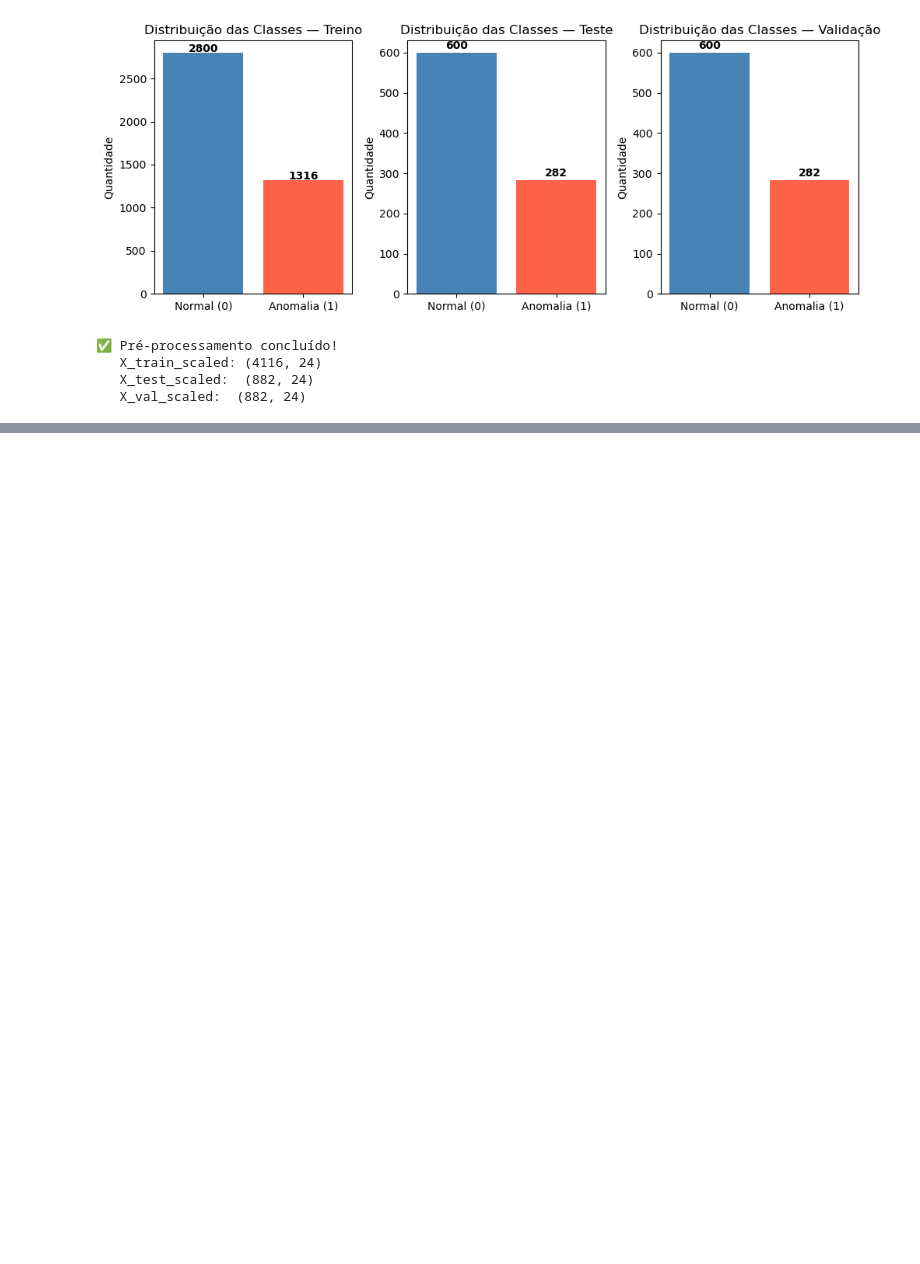
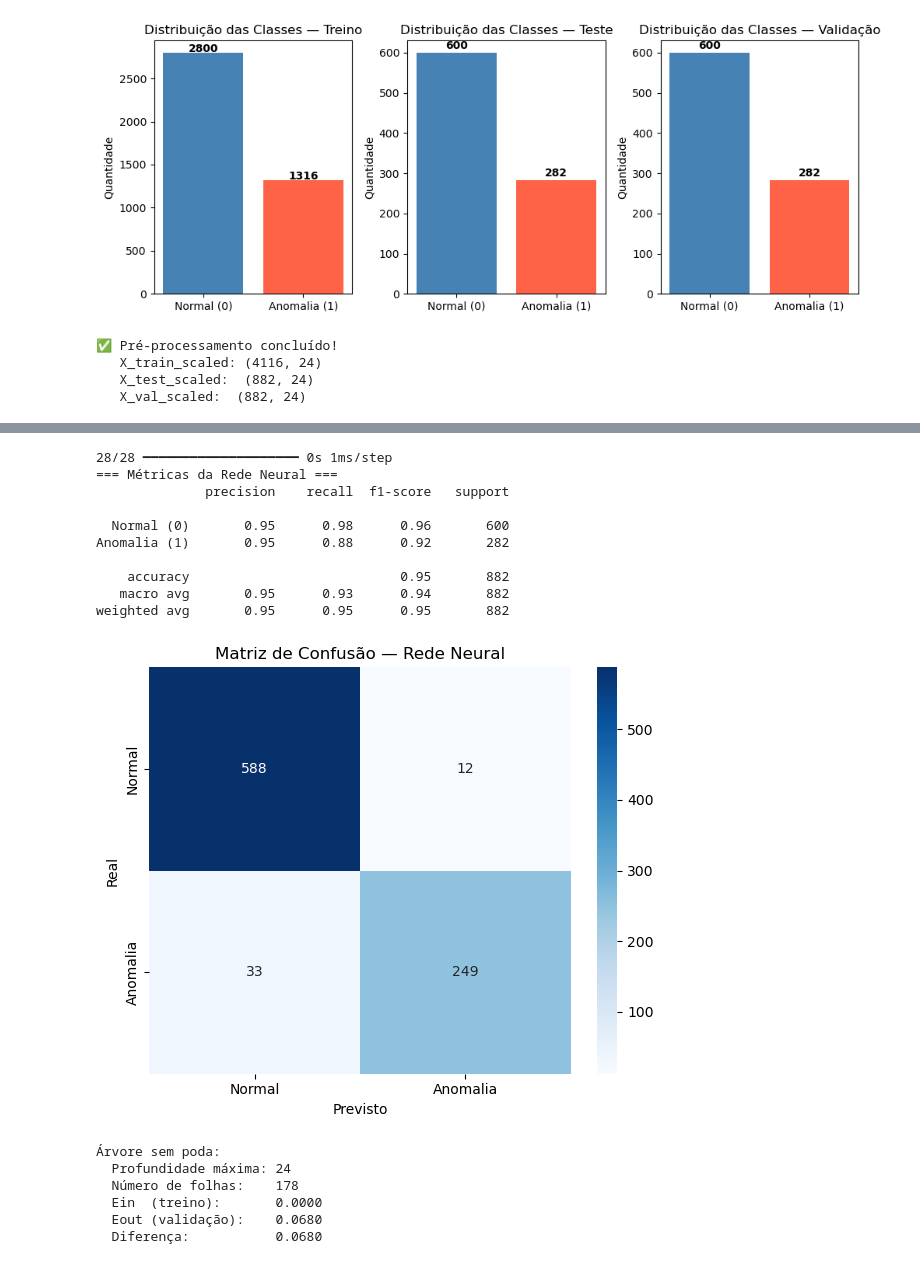
Before and after one commit to gustavojohan/projeto-final-am, a Jupyter notebook: projeto-final.ipynb, the cells around one changed output, grey strips where cells are left out. Saved outputs shown, nothing was run; the diff lists cells and outputs as text; code cells hidden in the pictures; blank space fills up the shorter version.

```diff
--- a/projeto-final.ipynb
+++ b/projeto-final.ipynb
@@ -364,0 +428,61 @@ plt.show()
+# %%
+from sklearn.metrics import classification_report, confusion_matrix
+
+# Predições na validação
+y_pred_prob = model.predict(X_val)
+y_pred = (y_pred_prob >= 0.5).astype(int)
+
+# Métricas
+print("=== Métricas da Rede Neural ===")
+print(classification_report(y_val, y_pred,
+      target_names=['Normal (0)', 'Anomalia (1)']))
+
+# Matriz de confusão
+cm = confusion_matrix(y_val, y_pred)
+plt.figure(figsize=(6, 5))
+sns.heatmap(cm, annot=True, fmt='d', cmap='Blues',
+            xticklabels=['Normal', 'Anomalia'],
+            yticklabels=['Normal', 'Anomalia'])
+plt.title('Matriz de Confusão — Rede Neural')
+plt.ylabel('Real')
+plt.xlabel('Previsto')
+plt.tight_layout()
+plt.show()
+# %% [output]
+28/28 ━━━━━━━━━━━━━━━━━━━━ 0s 1ms/step
+=== Métricas da Rede Neural ===
+              precision    recall  f1-score   support
+
+  Normal (0)       0.95      0.98      0.96       600
+Anomalia (1)       0.95      0.88      0.92       282
+
+    accuracy                           0.95       882
+   macro avg       0.95      0.93      0.94       882
+weighted avg       0.95      0.95      0.95       882
+[figure, added]
+# %%
+from sklearn.tree import DecisionTreeClassifier, plot_tree
+
+# -------------------------------------------------------------
+# ETAPA 1 — Árvore sem restrições (sem poda)
+# -------------------------------------------------------------
+tree_full = DecisionTreeClassifier(random_state=42)
+tree_full.fit(X_train, y_train)
+
+# Ein e Eout
+ein_tree  = 1 - tree_full.score(X_train, y_train)
+eout_tree = 1 - tree_full.score(X_val,   y_val)
+
+print(f"Árvore sem poda:")
+print(f"  Profundidade máxima: {tree_full.get_depth()}")
+print(f"  Número de folhas:    {tree_full.get_n_leaves()}")
+print(f"  Ein  (treino):       {ein_tree:.4f}")
+print(f"  Eout (validação):    {eout_tree:.4f}")
+print(f"  Diferença:           {eout_tree - ein_tree:.4f}")
+# %% [output]
+Árvore sem poda:
+  Profundidade máxima: 24
+  Número de folhas:    178
+  Ein  (treino):       0.0000
+  Eout (validação):    0.0680
+  Diferença:           0.0680
```
Also changed, not shown: parts of 10 cells of this notebook.
